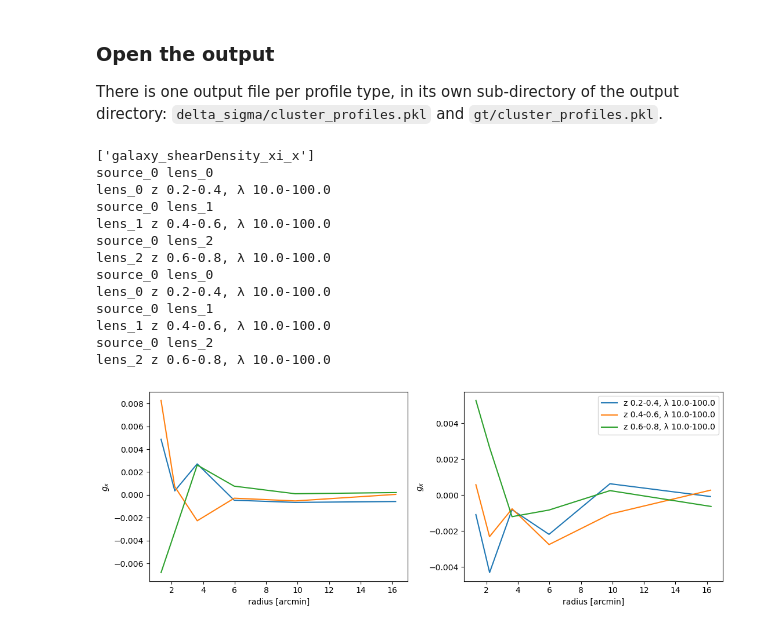
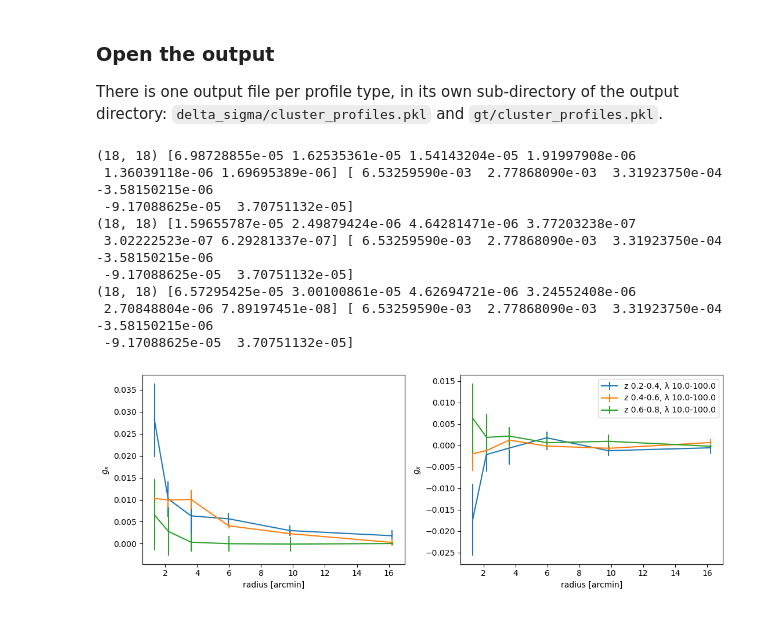
Before and after one commit to LSSTDESC/TXPipe, a Jupyter notebook: notebooks/cluster_counts/Run_CL_dp2_TxPipe2pt.ipynb, the cells around one changed output. Drawn from its saved outputs; the diff is of its cells as text; code cells hidden in the pictures.

```diff
--- a/notebooks/cluster_counts/Run_CL_dp2_TxPipe2pt.ipynb
+++ b/notebooks/cluster_counts/Run_CL_dp2_TxPipe2pt.ipynb
@@ -94,49 +94,62 @@ There is one output file per profile type, in its own sub-directory of the outpu
 import sacc
 
 sacc_data_gt = sacc.Sacc.load_fits(output_dir + f"/twopoint_data_real_raw.sacc")
 sacc_data_gx = sacc.Sacc.load_fits(output_dir + f"/twopoint_gamma_x.sacc")
-print(sacc_data_gx.get_data_types())
+#print(sacc_data_gx.get_data_types())
 
 fig, axes = plt.subplots(1, 2, figsize=(11, 4))
 
 
 with h5py.File("/pscratch/sd/y/yyzhang/dp2/outputs/rubin/binned_lens_catalog.hdf5") as f:
     lens_map = {f"lens_{k}": dict(f[f"lens/bin_{k}"].attrs)
                 for k in range(f["lens"].attrs["nbin_lens"])}
 
+lens_ind = 0
 for src, lens in sacc_data_gt.get_tracer_combinations("galaxy_shearDensity_xi_t"):
-    print(src, lens)
+    #print(src, lens)
     a = lens_map[lens]
     theta, gt = sacc_data_gt.get_theta_xi("galaxy_shearDensity_xi_t", src, lens)
-    print(lens, f"z {a['z_min']}-{a['z_max']}, λ {a['rich_min']}-{a['rich_max']}")
+    #print(lens, f"z {a['z_min']}-{a['z_max']}, λ {a['rich_min']}-{a['rich_max']}")
+
+    if sacc_data_gt.has_covariance():
+      # Extract the dense 2D covariance matrix array
+      cov_matrix = sacc_data_gt.covariance.covmat
+      cov_diag = np.diag(cov_matrix)[lens_ind * len(gt): (lens_ind+1) * len(gt)]
+      #print(cov_matrix.shape, cov_diag, gt)
 
     ax=axes[0]
-    ax.plot(theta, gt, label = f"z {a['z_min']}-{a['z_max']}, λ {a['rich_min']}-{a['rich_max']}")
+    ax.errorbar(theta, gt, yerr = np.sqrt(cov_diag), label = f"z {a['z_min']}-{a['z_max']}, λ {a['rich_min']}-{a['rich_max']}")
     ax.set_xlabel('radius [arcmin]')
     ax.set_ylabel('$g_x$')
+    lens_ind = lens_ind + 1
 
+lens_ind = 0
 for src, lens in sacc_data_gx.get_tracer_combinations("galaxy_shearDensity_xi_x"):
+    #print(sacc_data_gx.has_covariance())
     a = lens_map[lens]
     theta, gx = sacc_data_gx.get_theta_xi("galaxy_shearDensity_xi_x", src, lens)
 
+    if sacc_data_gt.has_covariance():
+      # Extract the dense 2D covariance matrix array
+      cov_matrix = sacc_data_gt.covariance.covmat
+      cov_diag = np.diag(cov_matrix)[lens_ind * len(gt): (lens_ind+1) * len(gt)]
+      print(cov_matrix.shape, cov_diag, gt)
+
     ax=axes[1]
-    ax.plot(theta, gx, label = f"z {a['z_min']}-{a['z_max']}, λ {a['rich_min']}-{a['rich_max']}")
+    ax.errorbar(theta, gx, yerr = np.sqrt(cov_diag), label = f"z {a['z_min']}-{a['z_max']}, λ {a['rich_min']}-{a['rich_max']}")
     ax.set_xlabel('radius [arcmin]')
     ax.set_ylabel('$g_x$')
+    lens_ind = lens_ind + 1
 plt.legend(loc = 0)
 plt.tight_layout()
 # %% [output]
-['galaxy_shearDensity_xi_x']
-source_0 lens_0
-lens_0 z 0.2-0.4, λ 10.0-100.0
-source_0 lens_1
-lens_1 z 0.4-0.6, λ 10.0-100.0
-source_0 lens_2
-lens_2 z 0.6-0.8, λ 10.0-100.0
-source_0 lens_0
-lens_0 z 0.2-0.4, λ 10.0-100.0
-source_0 lens_1
-lens_1 z 0.4-0.6, λ 10.0-100.0
-source_0 lens_2
-lens_2 z 0.6-0.8, λ 10.0-100.0
+(18, 18) [6.98728855e-05 1.62535361e-05 1.54143204e-05 1.91997908e-06
+ 1.36039118e-06 1.69695389e-06] [ 6.53259590e-03  2.77868090e-03  3.31923750e-04 -3.58150215e-06
+ -9.17088625e-05  3.70751132e-05]
+(18, 18) [1.59655787e-05 2.49879424e-06 4.64281471e-06 3.77203238e-07
+ 3.02222523e-07 6.29281337e-07] [ 6.53259590e-03  2.77868090e-03  3.31923750e-04 -3.58150215e-06
+ -9.17088625e-05  3.70751132e-05]
+(18, 18) [6.57295425e-05 3.00100861e-05 4.62694721e-06 3.24552408e-06
+ 2.70848804e-06 7.89197451e-08] [ 6.53259590e-03  2.77868090e-03  3.31923750e-04 -3.58150215e-06
+ -9.17088625e-05  3.70751132e-05]
-[figure, old version]
+[figure, new version]
```
Also changed, not shown: parts of 3 cells of this notebook, 2 other files.
